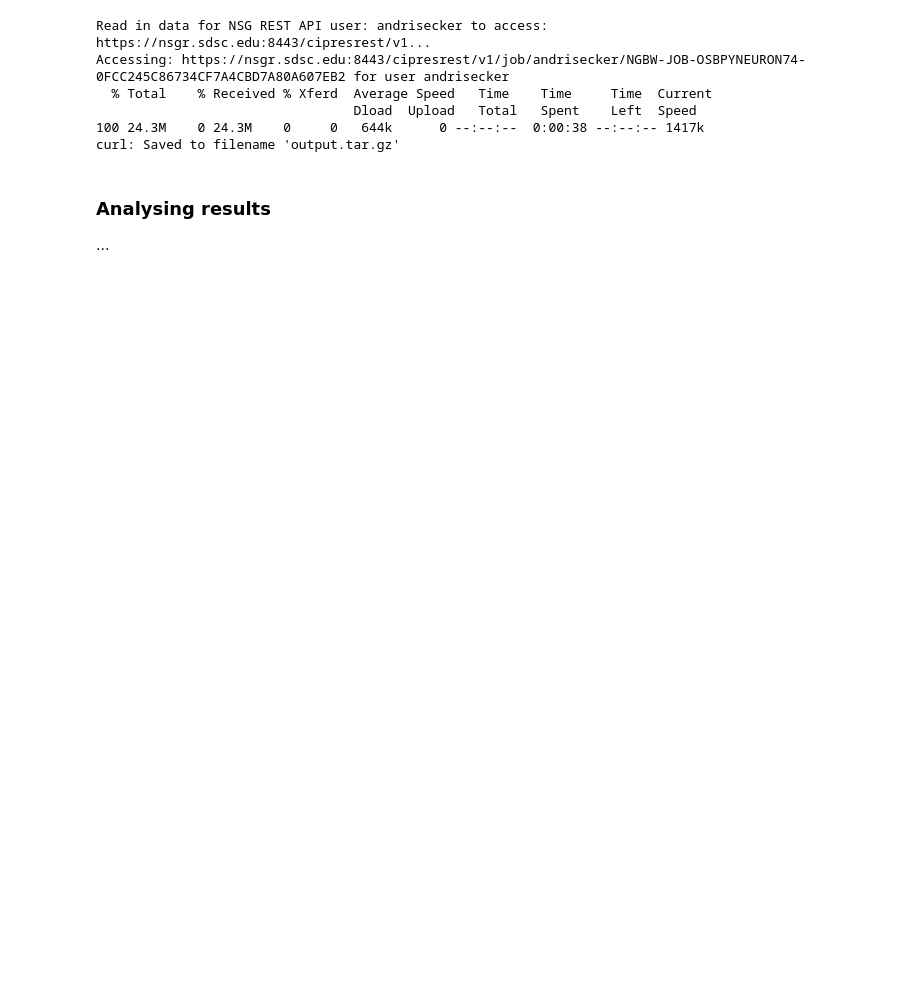
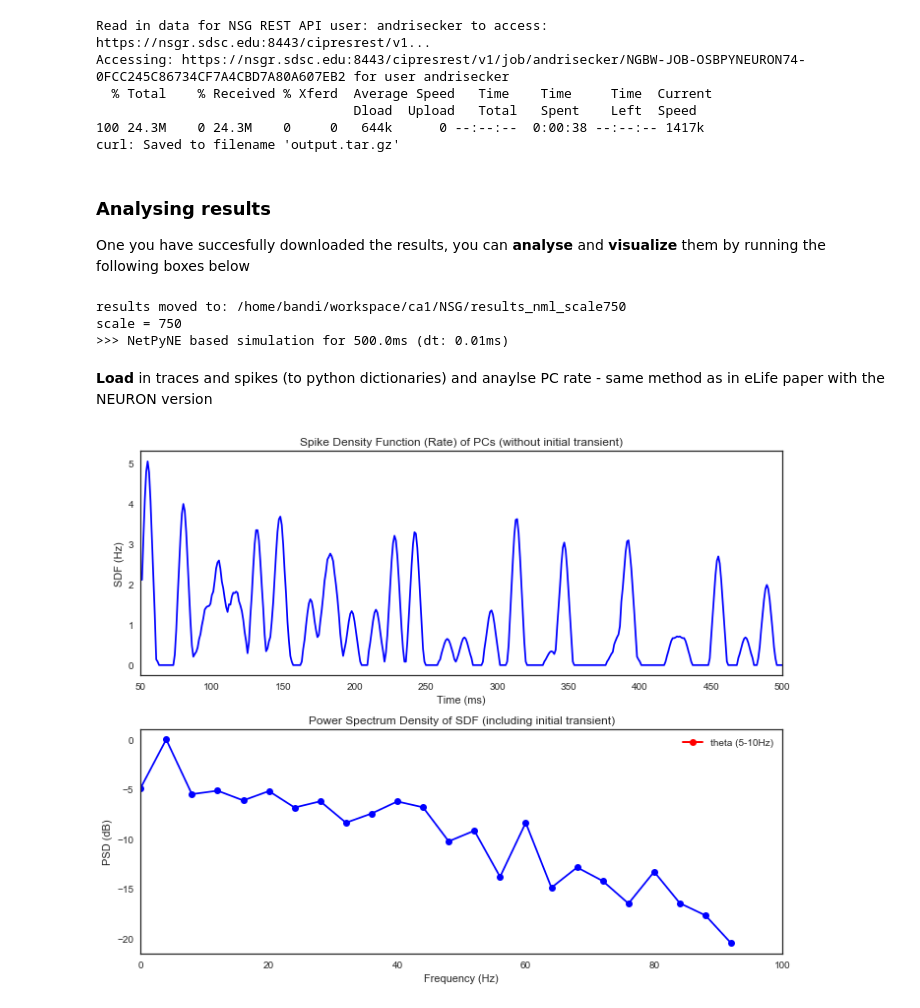
Before and after one commit to mbezaire/ca1, a Jupyter notebook: NSG/nml_NSG.ipynb, the cells around one changed output. Cells and saved outputs as stored; diff of their text form; code cells hidden in the pictures; blank space fills up the shorter version.

Commit message:
notebook updated with the analysis

```diff
--- a/NSG/nml_NSG.ipynb
+++ b/NSG/nml_NSG.ipynb
@@ -259,7 +260,52 @@ Accessing: https://nsgr.sdsc.edu:8443/cipresrest/v1/job/andrisecker/NGBW-JOB-OSB
                                  Dload  Upload   Total   Spent    Left  Speed
 100 24.3M    0 24.3M    0     0   644k      0 --:--:--  0:00:38 --:--:-- 1417k
 curl: Saved to filename 'output.tar.gz'
-# %% [markdown]
-### Analysing results
-
-...
+# %% [markdown]
+### Analysing results
+
+One you have succesfully downloaded the results, you can **analyse** and **visualize** them by running the following boxes below
+# %%
+from analyse_nml_results import *
+
+# extract necessary files into a separate directory
+tarName = "output.tar.gz"
+scale, resultDir = extract_tar(tarName)
+resultDir = os.path.join(NSGbasePath, "results_nml_scale%s"%scale)
+print("scale = %s"%scale)
+
+# get some runspecific data from configg files
+simduration, dt = get_simduration_dt(resultDir)
+dPops = get_popsize(resultDir, scale)
+# %% [output]
+results moved to: /home/bandi/workspace/ca1/NSG/results_nml_scale750
+scale = 750
+>>> NetPyNE based simulation for 500.0ms (dt: 0.01ms)
+# %% [markdown]
+**Load** in traces and spikes (to python dictionaries) and anaylse PC rate - same method as in eLife paper with the NEURON version
+# %%
+import os
+import sys
+%matplotlib inline
+from analyse_nrn_results import analyse_rate  # PSD analysis of SDF (rate)
+from plots import plot_traces, plot_rasters  # Fig3 like plots
+basePath = os.path.sep.join(os.path.abspath('__file__').split(os.path.sep)[:-2])
+# add the 'network' directory to the path (import the modules)
+sys.path.insert(0, os.path.sep.join([basePath, "NeuroML2", "network"]))
+from analyse_PING import get_traces, get_spikes_rate  # functions to process NetPyNE output
+
+# load in traces and spikes
+dTraces = {}; dSpikeTimes = {}; dSpikingNeurons = {}; dRates = {}; dPlotTraces = {}; dIDx = {} # dIDx used only for setting ylim of rasters...
+for cell_type, ncells in dPops.iteritems():
+    fName = os.path.join(resultDir, "Sim_HippocampalNet_scale%s_oc.%scell.v.dat"%(scale, cell_type))
+    t, traces = get_traces(fName, simduration, dt)
+    dPlotTraces[cell_type] = traces[0, :]; dIDx[cell_type] = [0, dPops[cell_type]-1] if dPops[cell_type] != 1 else [-1e-3, 1.e-3]  # for NEURON version's Fig3 plot
+
+    fName = os.path.join(resultDir, "Sim_HippocampalNet_scale%s_oc.pop_%s.spikes"%(scale, cell_type))
+    spikeTimes, spikingNeurons, rate = get_spikes_rate(fName, t, dPops[cell_type])
+    dSpikeTimes[cell_type] = spikeTimes; dSpikingNeurons[cell_type] = spikingNeurons; dRates[cell_type] = rate
+
+    # analyse PC rate (same way as in the original article)
+    if cell_type == "poolosyn" and rate.any():
+        analyse_rate(rate, "nml_scale%s"%scale)
+# %% [output]
+[figure, added]
```
Also changed, not shown: parts of 7 cells of this notebook.
